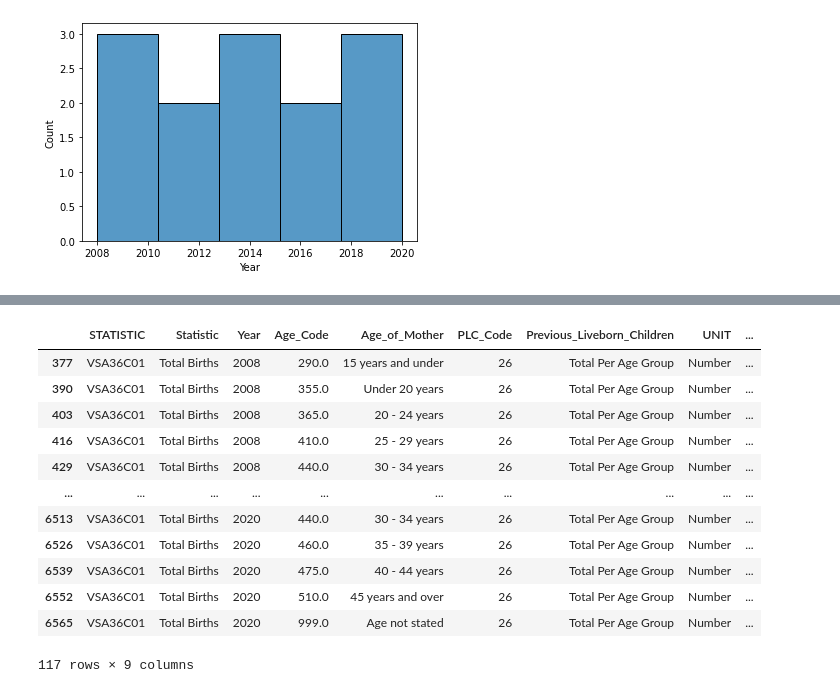
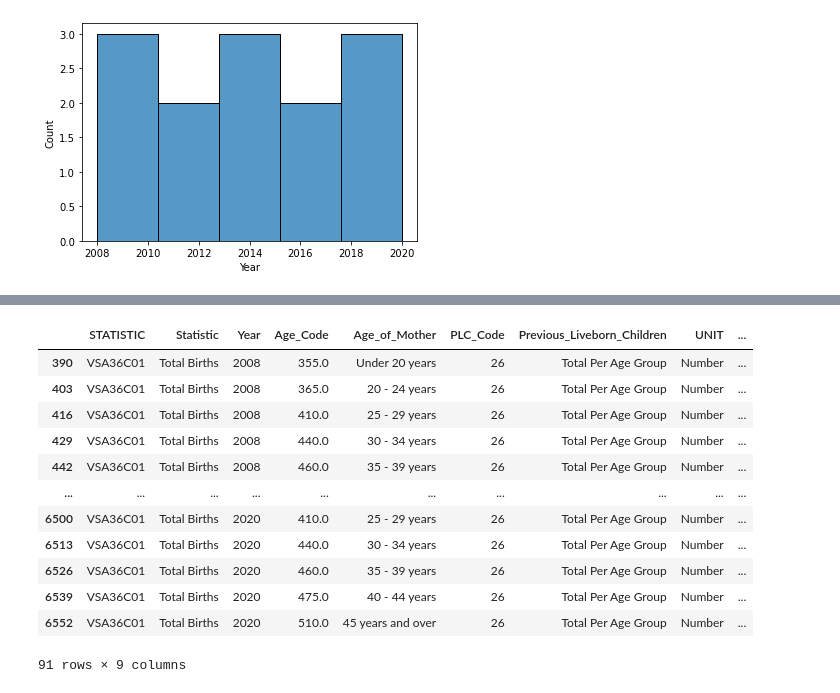
Before and after one commit to VCurry20/PDARandomData, a Jupyter notebook: Data Analysis Project.ipynb, the cells around one changed output, grey strips where cells are left out. Saved outputs shown, nothing was run; the diff lists cells and outputs as text; code cells hidden in the pictures.

```diff
--- a/Data Analysis Project.ipynb
+++ b/Data Analysis Project.ipynb
@@ -846,22 +850,22 @@ plt.xticks(rotation=45)
 # %%
-Year_All = df[(df.Year >= 2008) & (df.Age_Code>= 290)]
+Year_All = df[(df.Year >= 2008) & (df['Age_Code'] > 290) & (df['Age_Code'] < 999)]  # set data for all years
 
 
-filter_list = ['Total Per Age Group']
-Year_All = Year_All[Year_All.Previous_Liveborn_Children.isin(filter_list)]
-Year_All
+filter_list = ['Total Per Age Group']                                               # filter this data to total per age group
+Year_All = Year_All[Year_All.Previous_Liveborn_Children.isin(filter_list)]          # set filtered variable
+Year_All                                                                            # print variable
 # %% [output]
 |  | STATISTIC | Statistic | Year | Age_Code | Age_of_Mother | PLC_Code | Previous_Liveborn_Children | UNIT | ... |
-| 377 | VSA36C01 | Total Births | 2008 | 290.0 | 15 years and under | 26 | Total Per Age Group | Number | ... |
 | 390 | VSA36C01 | Total Births | 2008 | 355.0 | Under 20 years | 26 | Total Per Age Group | Number | ... |
 | 403 | VSA36C01 | Total Births | 2008 | 365.0 | 20 - 24 years | 26 | Total Per Age Group | Number | ... |
 | 416 | VSA36C01 | Total Births | 2008 | 410.0 | 25 - 29 years | 26 | Total Per Age Group | Number | ... |
 | 429 | VSA36C01 | Total Births | 2008 | 440.0 | 30 - 34 years | 26 | Total Per Age Group | Number | ... |
+| 442 | VSA36C01 | Total Births | 2008 | 460.0 | 35 - 39 years | 26 | Total Per Age Group | Number | ... |
 | ... | ... | ... | ... | ... | ... | ... | ... | ... | ... |
+| 6500 | VSA36C01 | Total Births | 2020 | 410.0 | 25 - 29 years | 26 | Total Per Age Group | Number | ... |
 | 6513 | VSA36C01 | Total Births | 2020 | 440.0 | 30 - 34 years | 26 | Total Per Age Group | Number | ... |
 | 6526 | VSA36C01 | Total Births | 2020 | 460.0 | 35 - 39 years | 26 | Total Per Age Group | Number | ... |
 | 6539 | VSA36C01 | Total Births | 2020 | 475.0 | 40 - 44 years | 26 | Total Per Age Group | Number | ... |
 | 6552 | VSA36C01 | Total Births | 2020 | 510.0 | 45 years and over | 26 | Total Per Age Group | Number | ... |
-| 6565 | VSA36C01 | Total Births | 2020 | 999.0 | Age not stated | 26 | Total Per Age Group | Number | ... |
-117 rows × 9 columns
+91 rows × 9 columns
 # %%
```
Also changed, not shown: parts of 22 cells of this notebook, 1 other file.
